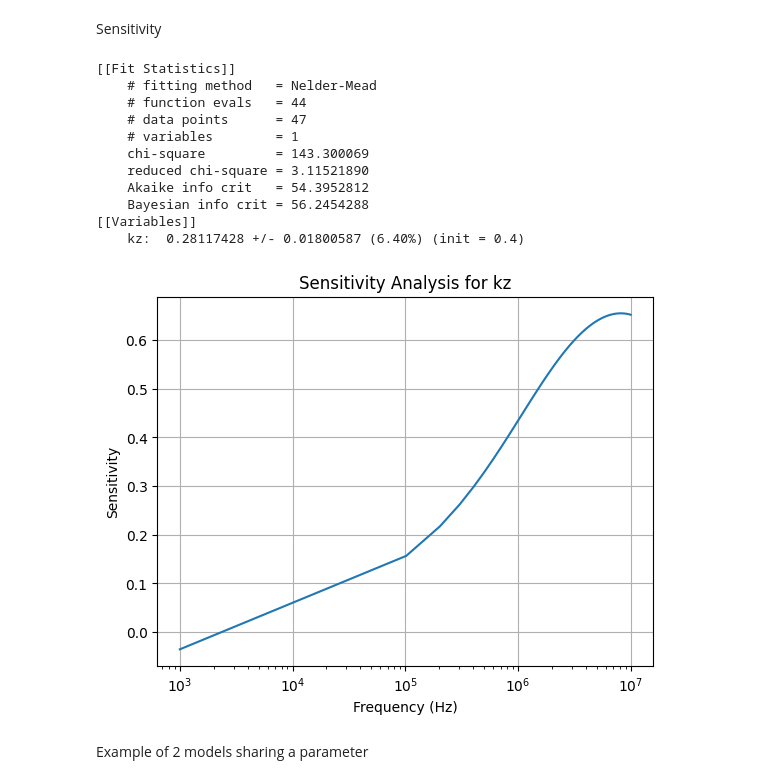
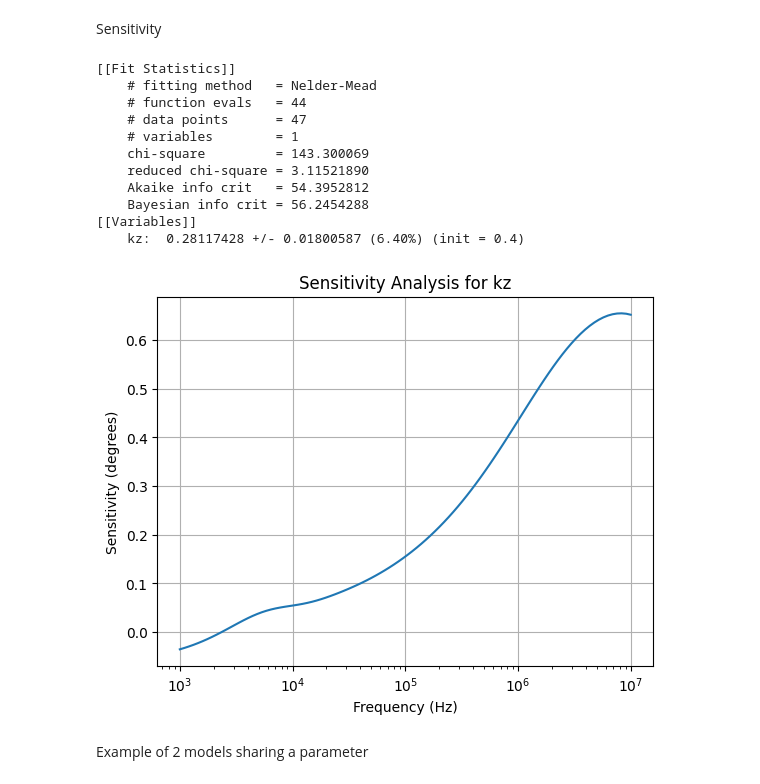
Before and after one commit to marcelclaro/FDTR, a Jupyter notebook: basictests.ipynb, the cells around one changed output. Drawn from its saved outputs; the diff is of its cells as text; code cells hidden in the pictures.

```diff
--- a/basictests.ipynb
+++ b/basictests.ipynb
@@ -344,44 +322,35 @@ var_par.add('kz', value=0.40, min=0.10, max=0.70)
 var_par.add('thick', value=60e-7, min=40e-7, max=80e-7)
 
 
 load = np.genfromtxt('./sampledata/sapphire-gold60nm_300K.txt',skip_header=2)
 points300k = np.delete(load,1,1)
 
 
 domain = Domain(300)
 domain.add_substrate(sapphire)
 domain.add_layer(60e-7,gold)
 domain.set_interface_condu(1,5e3)
 domain.set_layer_param(0,kzz=var_par.get_parameter('kz'))
 model = FourierModelFDTR(domain,4.05e-4,4.05e-4,0,fitting_params=var_par, backend='numpy',jit=True)
 
 out = model.minimize(points300k,method='nelder')
 #different methods not tested yet, find yourself the best one
 lmfit.report_fit(out)
 
-sensitivity = model.sensitivity_analysis('kz')
-
-freqs, sens_vals = sensitivity
-plt.figure()
-plt.semilogx(freqs, sens_vals)
-plt.xlabel('Frequency (Hz)')
-plt.ylabel('Sensitivity')
-plt.title('Sensitivity Analysis for kz')
-plt.grid(True)
-plt.show()
+model.sensitivity_plot('kz')
 # %% [output]
 [[Fit Statistics]]
     # fitting method   = Nelder-Mead
     # function evals   = 44
     # data points      = 47
     # variables        = 1
     chi-square         = 143.300069
     reduced chi-square = 3.11521890
     Akaike info crit   = 54.3952812
     Bayesian info crit = 56.2454288
 [[Variables]]
     kz:  0.28117428 +/- 0.01800587 (6.40%) (init = 0.4)
-[figure, old version]
+[figure, new version]
 # %% [markdown]
 Example of 2 models sharing a parameter
 # %%
```
Also changed, not shown: parts of 5 cells of this notebook, 2 other files.
